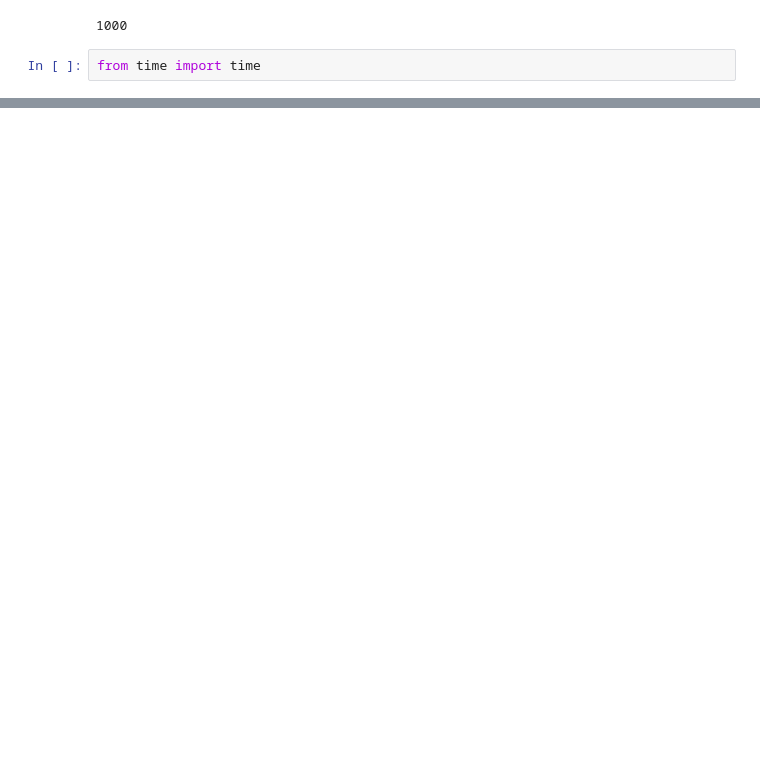
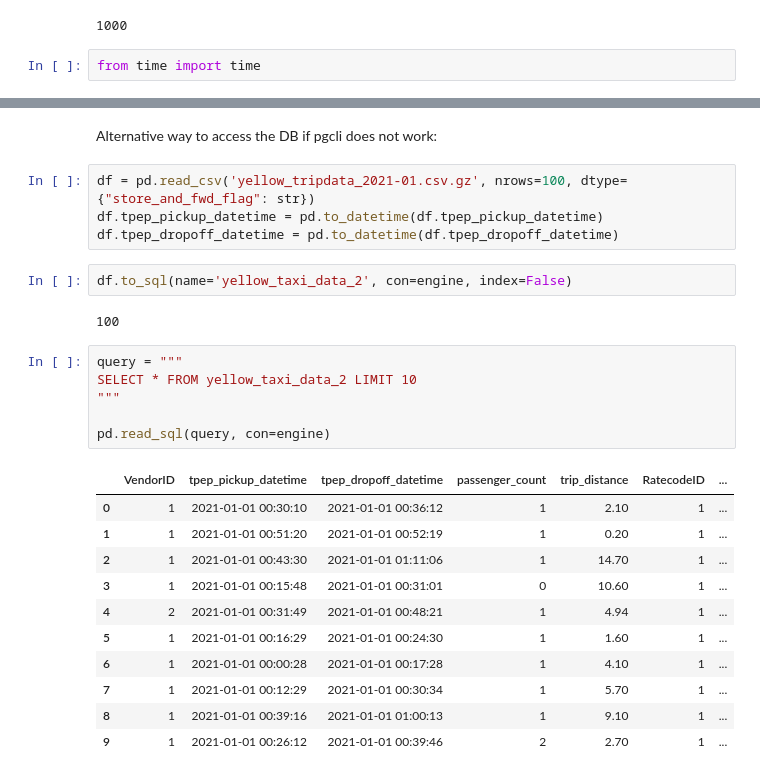
Before and after one commit to hilarylui96/data-engineering-zoomcamp, a Jupyter notebook: 01-docker-terraform/2_docker_sql/notes.ipynb, the cells around one changed output, grey strips where cells are left out. Drawn from its saved outputs; the diff is of its cells as text; blank space fills up the shorter version.

```diff
--- a/01-docker-terraform/2_docker_sql/notes.ipynb
+++ b/01-docker-terraform/2_docker_sql/notes.ipynb
@@ -202,0 +280,28 @@ StopIteration:
+# %% [markdown]
+Alternative way to access the DB if pgcli does not work:
+# %%
+df = pd.read_csv('yellow_tripdata_2021-01.csv.gz', nrows=100, dtype={"store_and_fwd_flag": str})
+df.tpep_pickup_datetime = pd.to_datetime(df.tpep_pickup_datetime)
+df.tpep_dropoff_datetime = pd.to_datetime(df.tpep_dropoff_datetime)
+# %%
+df.to_sql(name='yellow_taxi_data_2', con=engine, index=False)
+# %% [output]
+100
+# %%
+query = """
+SELECT * FROM yellow_taxi_data_2 LIMIT 10
+"""
+
+pd.read_sql(query, con=engine)
+# %% [output]
+|  | VendorID | tpep_pickup_datetime | tpep_dropoff_datetime | passenger_count | trip_distance | RatecodeID | ... |
+| 0 | 1 | 2021-01-01 00:30:10 | 2021-01-01 00:36:12 | 1 | 2.10 | 1 | ... |
+| 1 | 1 | 2021-01-01 00:51:20 | 2021-01-01 00:52:19 | 1 | 0.20 | 1 | ... |
+| 2 | 1 | 2021-01-01 00:43:30 | 2021-01-01 01:11:06 | 1 | 14.70 | 1 | ... |
+| 3 | 1 | 2021-01-01 00:15:48 | 2021-01-01 00:31:01 | 0 | 10.60 | 1 | ... |
+| 4 | 2 | 2021-01-01 00:31:49 | 2021-01-01 00:48:21 | 1 | 4.94 | 1 | ... |
+| 5 | 1 | 2021-01-01 00:16:29 | 2021-01-01 00:24:30 | 1 | 1.60 | 1 | ... |
+| 6 | 1 | 2021-01-01 00:00:28 | 2021-01-01 00:17:28 | 1 | 4.10 | 1 | ... |
+| 7 | 1 | 2021-01-01 00:12:29 | 2021-01-01 00:30:34 | 1 | 5.70 | 1 | ... |
+| 8 | 1 | 2021-01-01 00:39:16 | 2021-01-01 01:00:13 | 1 | 9.10 | 1 | ... |
+| 9 | 1 | 2021-01-01 00:26:12 | 2021-01-01 00:39:46 | 2 | 2.70 | 1 | ... |
```
Also changed, not shown: parts of 10 cells of this notebook, 1 other file.
